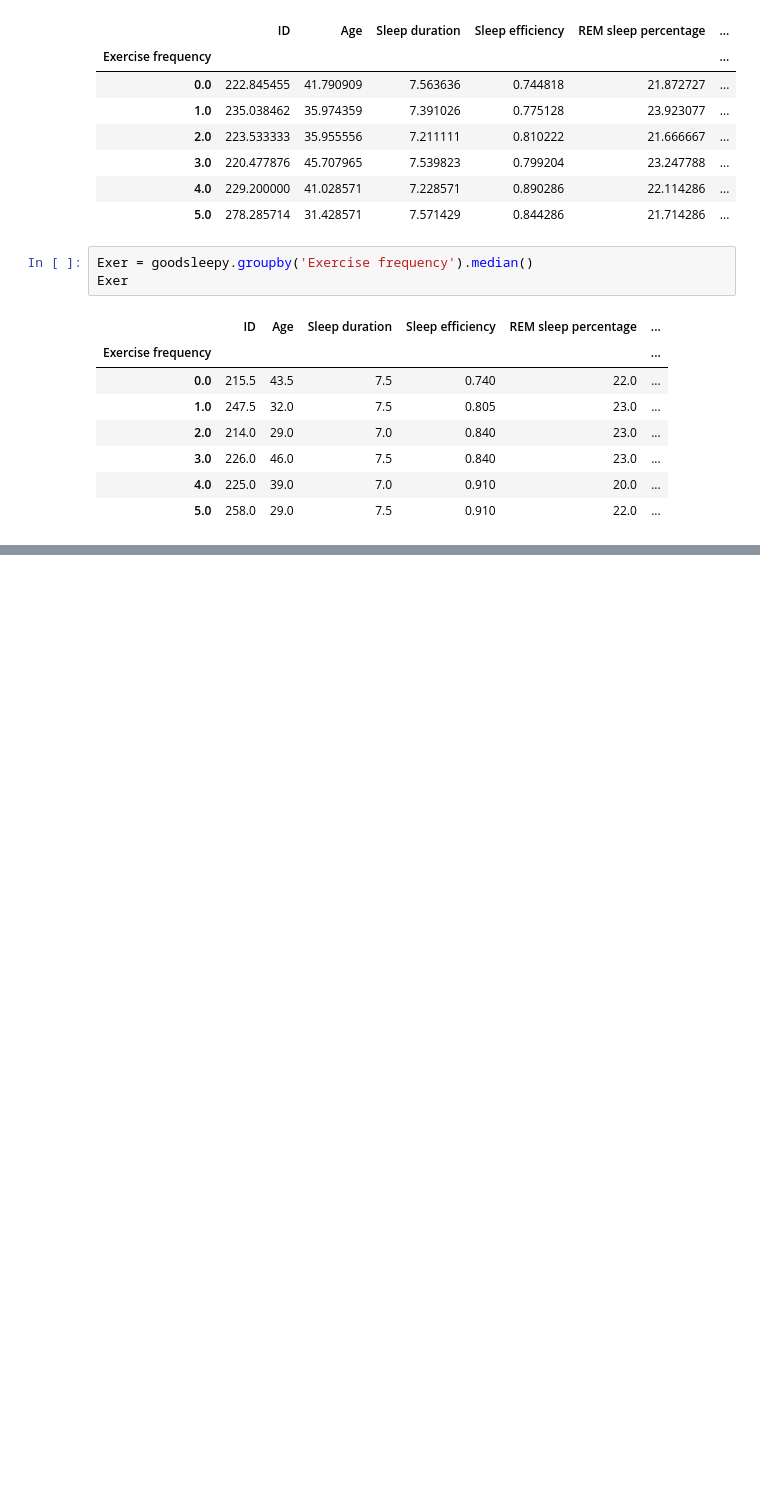
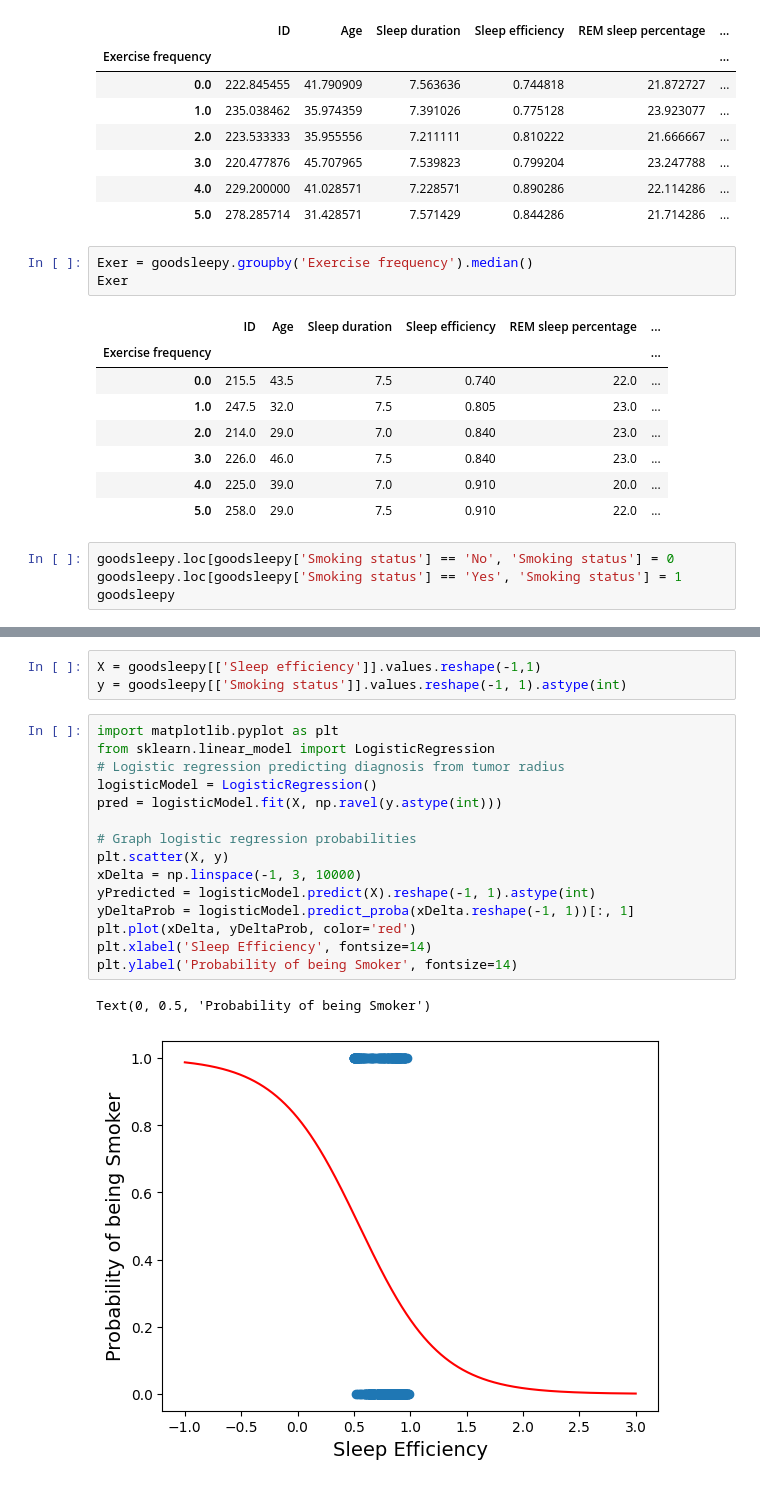
Before and after one commit to AvienReactor/CSE-Final, a Jupyter notebook: sleepybeepy.ipynb, the cells around one changed output, grey strips where cells are left out. Saved outputs shown, nothing was run; the diff lists cells and outputs as text; blank space fills up the shorter version.

```diff
--- a/sleepybeepy.ipynb
+++ b/sleepybeepy.ipynb
@@ -127,3 +122,7 @@ Exer
 | 3.0 | 226.0 | 46.0 | 7.5 | 0.840 | 23.0 | ... |
 | 4.0 | 225.0 | 39.0 | 7.0 | 0.910 | 20.0 | ... |
 | 5.0 | 258.0 | 29.0 | 7.5 | 0.910 | 22.0 | ... |
+# %%
+goodsleepy.loc[goodsleepy['Smoking status'] == 'No', 'Smoking status'] = 0
+goodsleepy.loc[goodsleepy['Smoking status'] == 'Yes', 'Smoking status'] = 1
+goodsleepy
@@ -129,0 +143,21 @@ Exer
+# %%
+X = goodsleepy[['Sleep efficiency']].values.reshape(-1,1)
+y = goodsleepy[['Smoking status']].values.reshape(-1, 1).astype(int)
+# %%
+import matplotlib.pyplot as plt
+from sklearn.linear_model import LogisticRegression
+# Logistic regression predicting diagnosis from tumor radius
+logisticModel = LogisticRegression()
+pred = logisticModel.fit(X, np.ravel(y.astype(int)))
+
+# Graph logistic regression probabilities
+plt.scatter(X, y)
+xDelta = np.linspace(-1, 3, 10000)
+yPredicted = logisticModel.predict(X).reshape(-1, 1).astype(int)
+yDeltaProb = logisticModel.predict_proba(xDelta.reshape(-1, 1))[:, 1]
+plt.plot(xDelta, yDeltaProb, color='red')
+plt.xlabel('Sleep Efficiency', fontsize=14)
+plt.ylabel('Probability of being Smoker', fontsize=14)
+# %% [output]
+Text(0, 0.5, 'Probability of being Smoker')
+[figure, added]
```
Also changed, not shown: parts of 15 cells of this notebook.
